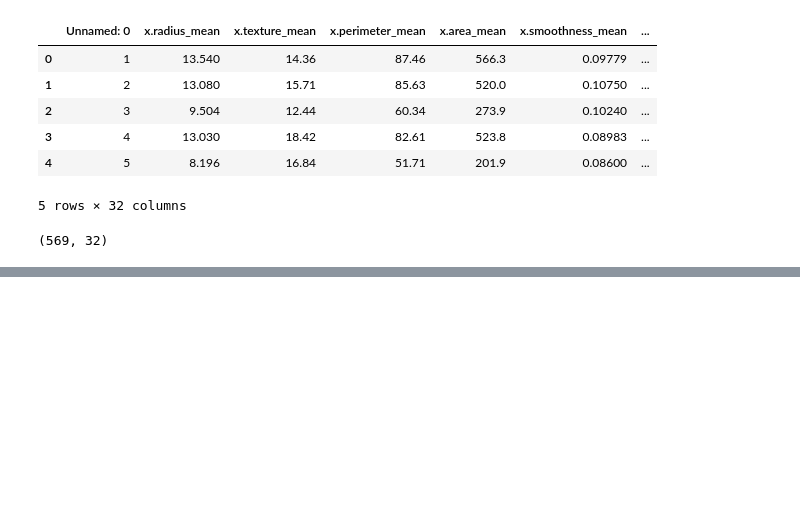
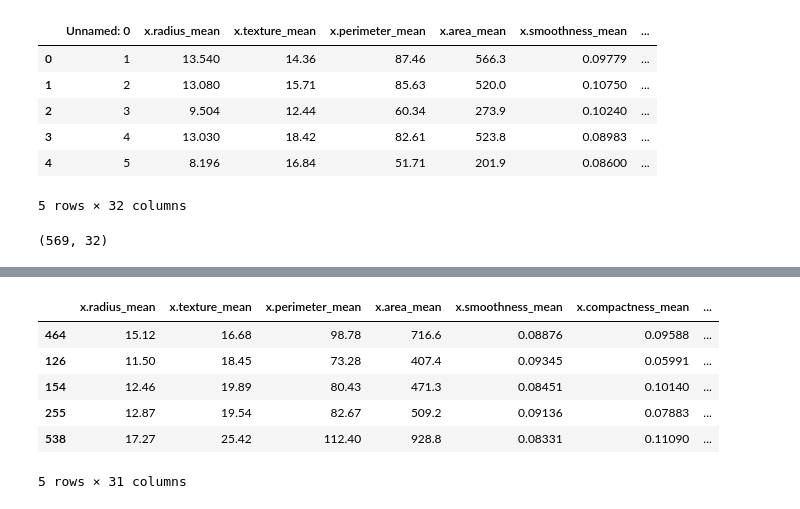
Before and after one commit to touhid0503/Breast_Cancer_Diagnosis_Classification_System, a Jupyter notebook: job3.ipynb, the cells around one changed output, grey strips where cells are left out. Cells and saved outputs as stored; diff of their text form; code cells hidden in the pictures; blank space fills up the shorter version.

Commit message:
drop col

```diff
--- a/job3.ipynb
+++ b/job3.ipynb
@@ -29,0 +70,2 @@ print(df.shape)
+# %%
+df.drop(['Unnamed: 0'], axis=1, inplace=True)
@@ -29,0 +92,10 @@ print(df.shape)
+# %%
+df.sample(5)
+# %% [output]
+|  | x.radius_mean | x.texture_mean | x.perimeter_mean | x.area_mean | x.smoothness_mean | x.compactness_mean | ... |
+| 464 | 15.12 | 16.68 | 98.78 | 716.6 | 0.08876 | 0.09588 | ... |
+| 126 | 11.50 | 18.45 | 73.28 | 407.4 | 0.09345 | 0.05991 | ... |
+| 154 | 12.46 | 19.89 | 80.43 | 471.3 | 0.08451 | 0.10140 | ... |
+| 255 | 12.87 | 19.54 | 82.67 | 509.2 | 0.09136 | 0.07883 | ... |
+| 538 | 17.27 | 25.42 | 112.40 | 928.8 | 0.08331 | 0.11090 | ... |
+5 rows × 31 columns
```
Also changed, not shown: parts of 3 cells of this notebook.
